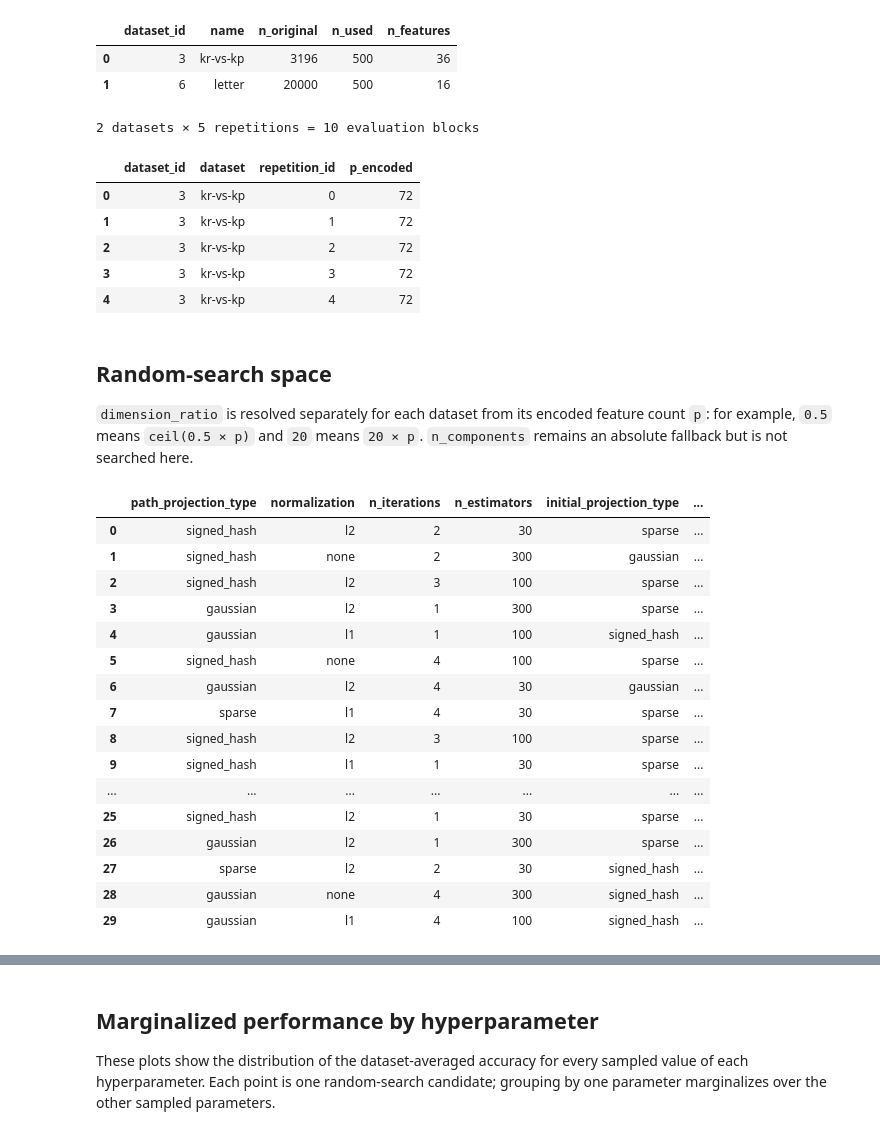
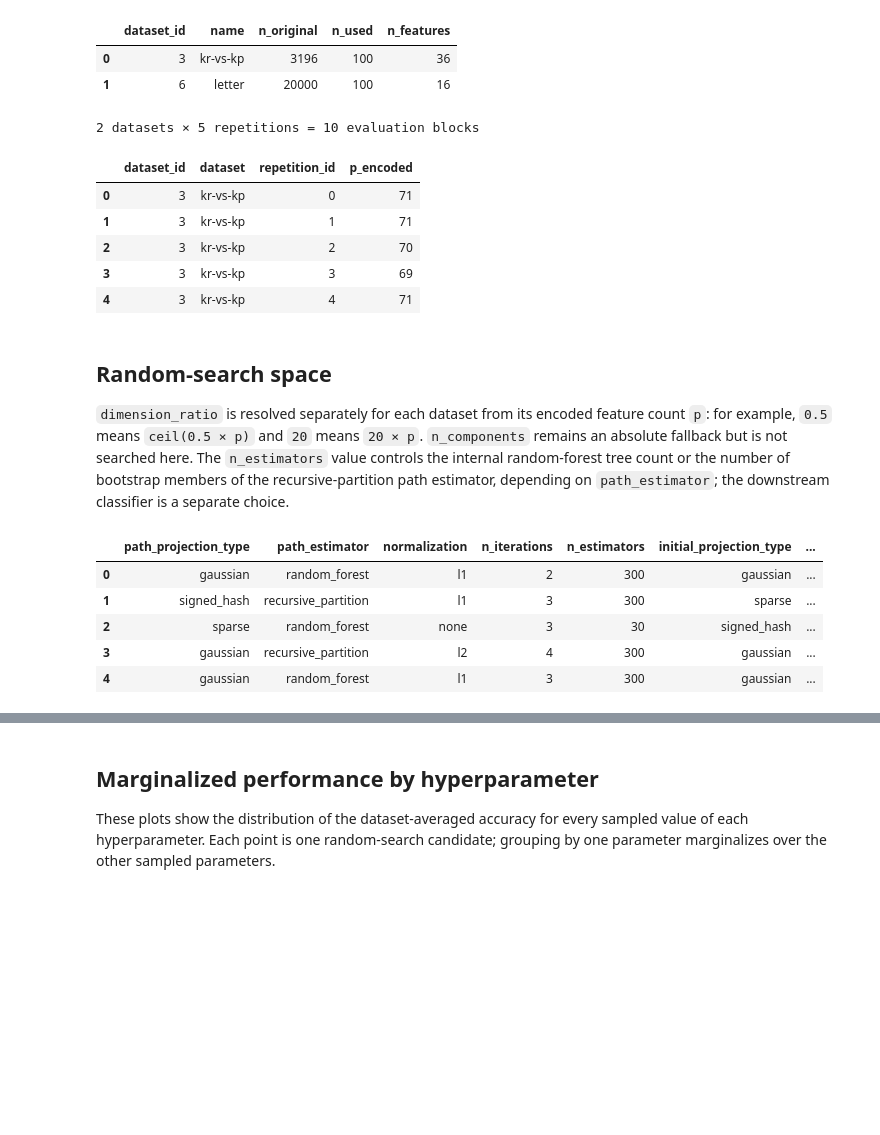
Before and after one commit to fabriziocosta/forestsketch, a Jupyter notebook: notebooks/16_openml_hyperparameter_search.ipynb, the cells around one changed output, grey strips where cells are left out. Saved outputs shown, nothing was run; the diff lists cells and outputs as text; code cells hidden in the pictures; blank space fills up the shorter version.

```diff
--- a/notebooks/16_openml_hyperparameter_search.ipynb
+++ b/notebooks/16_openml_hyperparameter_search.ipynb
@@ -7,5 +7,7 @@ The search includes the representation mode (`fixed` or `expanding`), normalizat
 # %%
+import sys
 import time
+from pathlib import Path
 
 import matplotlib.pyplot as plt
 import numpy as np
@@ -23,7 +25,30 @@ from _hypothesis_utils import (
     openml_output_classifier,
     timed_fit_transform,
 )
-from forestsketch import ForestSketchEstimator
+from forestsketch import RecursiveSketchClassifier
+try:
+    from recursive_partition import (
+        BaggedRecursivePartitionClassifier,
+        RecursivePartitionClassifier,
+    )
+except ModuleNotFoundError:
+    search_roots = (Path.cwd(), *Path.cwd().parents)
+    sister_candidates = [
+        root / 'RecursiveParitionClassifier' for root in search_roots
+    ]
+    sister_repository = next(
+        (candidate for candidate in sister_candidates if (candidate / 'recursive_partition').exists()),
+        None,
+    )
+    if sister_repository is None:
+        raise ModuleNotFoundError(
+            'Install the RecursiveParitionClassifier sister repository or place it next to forestsketch.'
+        )
+    sys.path.insert(0, str(sister_repository))
+    from recursive_partition import (
+        BaggedRecursivePartitionClassifier,
+        RecursivePartitionClassifier,
+    )
 DATASET_SEED = 4279
 SEARCH_SEED = 177
 OUTPUT_FORMAT = 'sparse'
@@ -33,9 +58,9 @@ DATASET_NAMES = ['kr-vs-kp', 'letter']
 
 SMOKE_TEST = True
 DATASET_COUNT = 3 if SMOKE_TEST else 8
-MAX_DATASET_SIZE = 500 if SMOKE_TEST else 1000
+MAX_DATASET_SIZE = 100 if SMOKE_TEST else 1000
 REPETITIONS = tuple(range(5)) if SMOKE_TEST else tuple(range(10))
-N_SEARCH_ITER = 30 if SMOKE_TEST else 100
+N_SEARCH_ITER = 5 if SMOKE_TEST else 100
 
 DATASETS = make_datasets(
     n=None if DATASET_NAMES is not None else DATASET_COUNT,
@@ -57,8 +82,8 @@ dataset_summary = pd.DataFrame([
 display(dataset_summary)
 # %% [output]
 |  | dataset_id | name | n_original | n_used | n_features |
-| 0 | 3 | kr-vs-kp | 3196 | 500 | 36 |
-| 1 | 6 | letter | 20000 | 500 | 16 |
+| 0 | 3 | kr-vs-kp | 3196 | 100 | 36 |
+| 1 | 6 | letter | 20000 | 100 | 16 |
 # %%
 # Prepare identical evaluation blocks for every random-search candidate.
 evaluation_blocks = []
@@ -88,54 +113,44 @@ pd.DataFrame(evaluation_blocks)[
 # %% [output]
 2 datasets × 5 repetitions = 10 evaluation blocks
 |  | dataset_id | dataset | repetition_id | p_encoded |
-| 0 | 3 | kr-vs-kp | 0 | 72 |
-| 1 | 3 | kr-vs-kp | 1 | 72 |
-| 2 | 3 | kr-vs-kp | 2 | 72 |
-| 3 | 3 | kr-vs-kp | 3 | 72 |
-| 4 | 3 | kr-vs-kp | 4 | 72 |
+| 0 | 3 | kr-vs-kp | 0 | 71 |
+| 1 | 3 | kr-vs-kp | 1 | 71 |
+| 2 | 3 | kr-vs-kp | 2 | 70 |
+| 3 | 3 | kr-vs-kp | 3 | 69 |
+| 4 | 3 | kr-vs-kp | 4 | 71 |
 # %% [markdown]
 ## Random-search space
 
-`dimension_ratio` is resolved separately for each dataset from its encoded feature count `p`: for example, `0.5` means `ceil(0.5 × p)` and `20` means `20 × p`. `n_components` remains an absolute fallback but is not searched here.
+`dimension_ratio` is resolved separately for each dataset from its encoded feature count `p`: for example, `0.5` means `ceil(0.5 × p)` and `20` means `20 × p`. `n_components` remains an absolute fallback but is not searched here. The `n_estimators` value controls the internal random-forest tree count or the number of bootstrap members of the recursive-partition path estimator, depending on `path_estimator`; the downstream classifier is a separate choice.
 # %%
 # Edit this dictionary to define the candidate values for the random search.
-# ForestSketchEstimator parameters plus the downstream classifier; each list is its range.
+# RecursiveSketchClassifier parameters plus model choices; each list is its range.
 PARAMETER_RANGES = {
     'n_estimators': [30, 100, 300],
     'n_iterations': [1, 2, 3, 4],
     'dimension_mode': ['fixed', 'expanding'],
     'normalization': ['none', 'l1', 'l2'],
     'dimension_ratio': [1, 10, 20, 30, 40],
     'initial_projection_type': ['sparse', 'gaussian', 'signed_hash'],
     'path_projection_type': ['sparse', 'gaussian', 'signed_hash'],
     'concat_projection_type': ['sparse', 'gaussian', 'signed_hash'],
     'classifier': ['logistic_regression', 'random_forest', 'svm_rbf_auto_lambda'],
+    'path_estimator': ['random_forest', 'recursive_partition'],
 }
 
 sampled_parameters = list(
     ParameterSampler(
         PARAMETER_RANGES,
         n_iter=N_SEARCH_ITER,
         random_state=SEARCH_SEED,
     )
 )
 pd.DataFrame(sampled_parameters)
 # %% [output]
-|  | path_projection_type | normalization | n_iterations | n_estimators | initial_projection_type | ... |
-| 0 | signed_hash | l2 | 2 | 30 | sparse | ... |
-| 1 | signed_hash | none | 2 | 300 | gaussian | ... |
-| 2 | signed_hash | l2 | 3 | 100 | sparse | ... |
-| 3 | gaussian | l2 | 1 | 300 | sparse | ... |
-| 4 | gaussian | l1 | 1 | 100 | signed_hash | ... |
-| 5 | signed_hash | none | 4 | 100 | sparse | ... |
-| 6 | gaussian | l2 | 4 | 30 | gaussian | ... |
-| 7 | sparse | l1 | 4 | 30 | sparse | ... |
-| 8 | signed_hash | l2 | 3 | 100 | sparse | ... |
-| 9 | signed_hash | l1 | 1 | 30 | sparse | ... |
-| ... | ... | ... | ... | ... | ... | ... |
-| 25 | signed_hash | l2 | 1 | 30 | sparse | ... |
-| 26 | gaussian | l2 | 1 | 300 | sparse | ... |
-| 27 | sparse | l2 | 2 | 30 | signed_hash | ... |
-| 28 | gaussian | none | 4 | 300 | signed_hash | ... |
-| 29 | gaussian | l1 | 4 | 100 | signed_hash | ... |
+|  | path_projection_type | path_estimator | normalization | n_iterations | n_estimators | initial_projection_type | ... |
+| 0 | gaussian | random_forest | l1 | 2 | 300 | gaussian | ... |
+| 1 | signed_hash | recursive_partition | l1 | 3 | 300 | sparse | ... |
+| 2 | sparse | random_forest | none | 3 | 30 | signed_hash | ... |
+| 3 | gaussian | recursive_partition | l2 | 4 | 300 | gaussian | ... |
+| 4 | gaussian | random_forest | l1 | 3 | 300 | gaussian | ... |
 # %%
```
Also changed, not shown: parts of 6 cells of this notebook, 27 other files.
